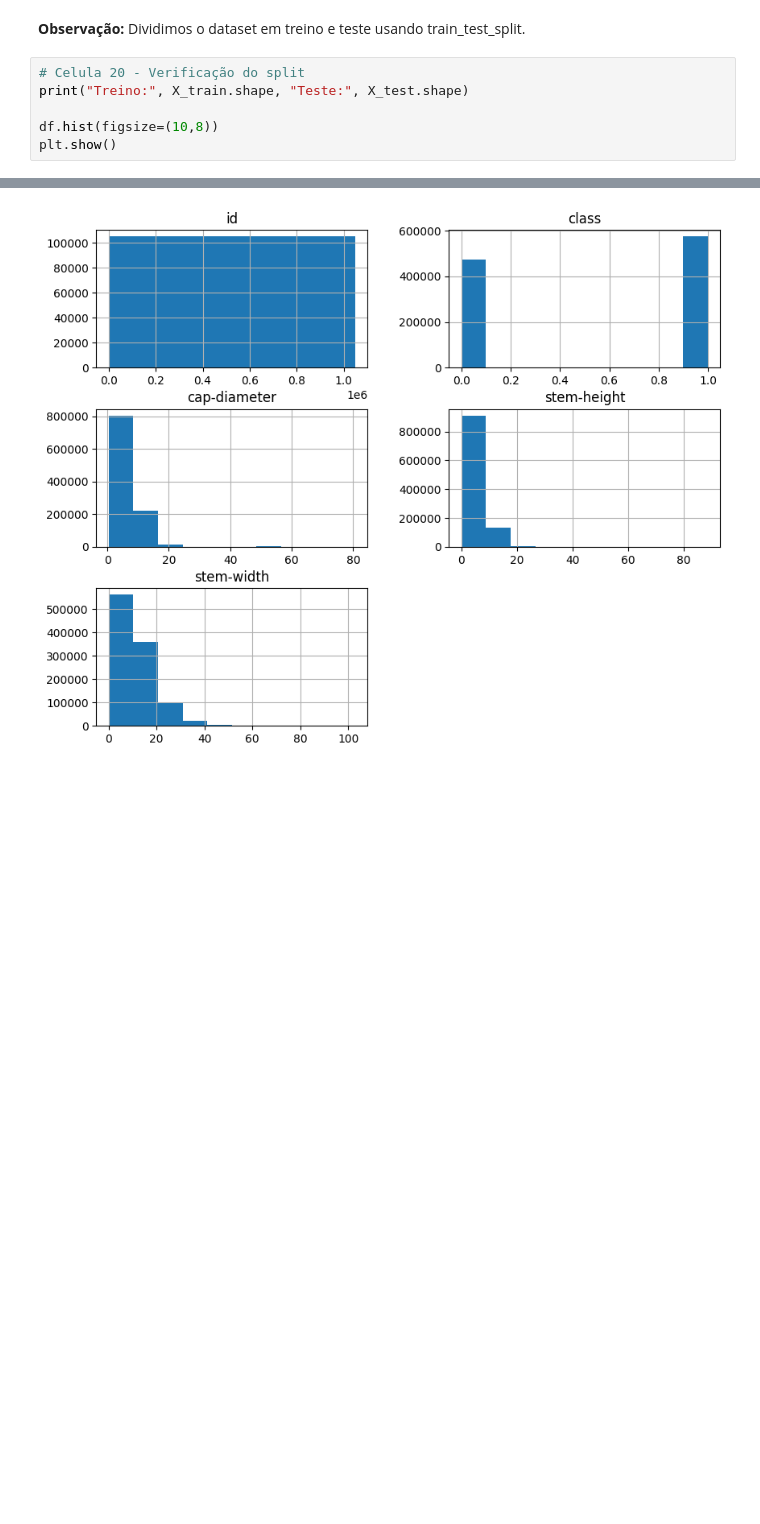
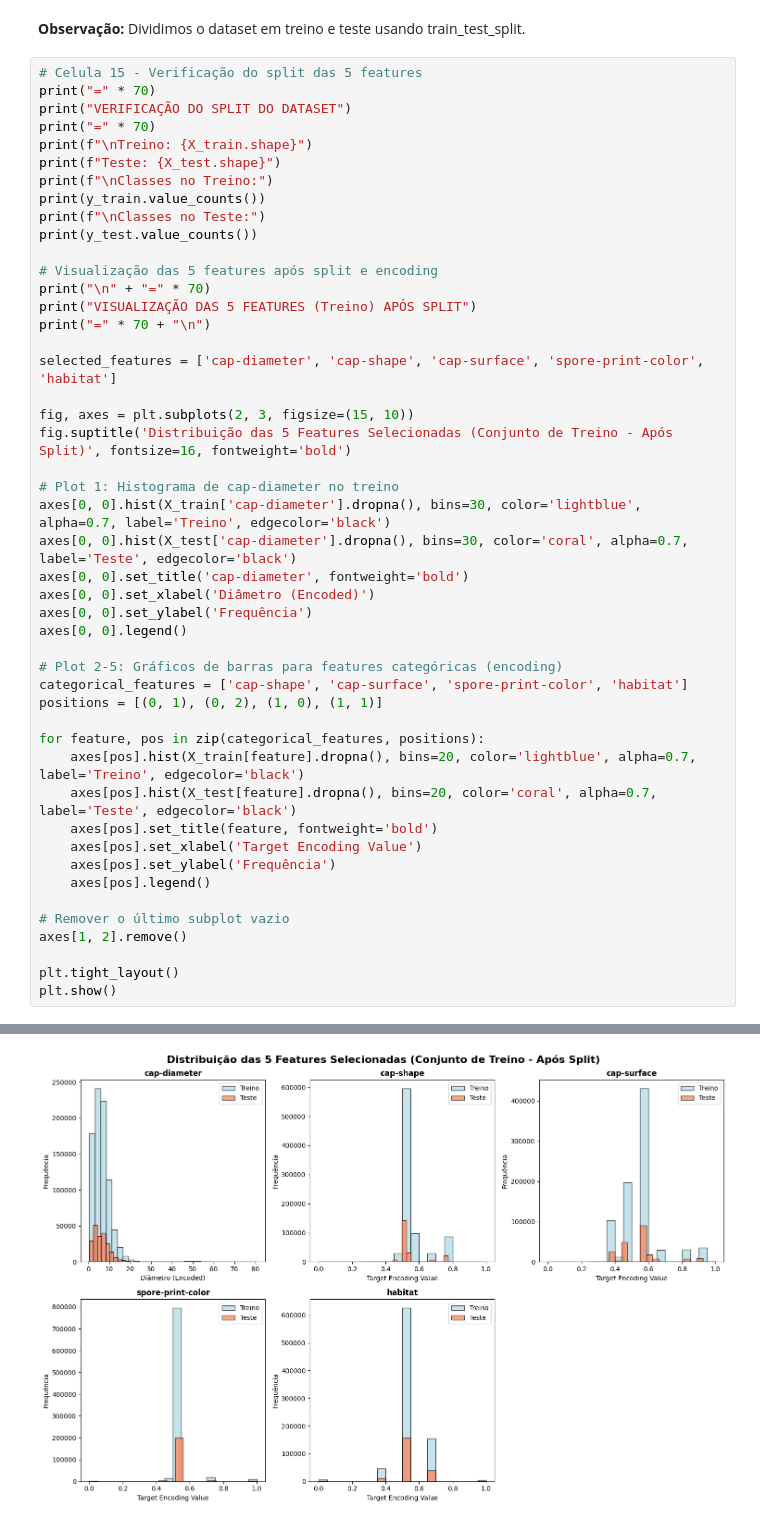
Before and after one commit to joaodonadio/machine-learning-mushroom, a Jupyter notebook: notebooks/mushroom/ex-mushroom.ipynb, the cells around one changed output, grey strips where cells are left out. Drawn from its saved outputs; the diff is of its cells as text; blank space fills up the shorter version.

```diff
--- a/notebooks/mushroom/ex-mushroom.ipynb
+++ b/notebooks/mushroom/ex-mushroom.ipynb
@@ -371,9 +643,50 @@ Selected features: ['cap-diameter', 'cap-shape', 'cap-surface', 'spore-print-col
 **Observação:**
 Dividimos o dataset em treino e teste usando train_test_split.
 # %%
-# Celula 20 - Verificação do split
-print("Treino:", X_train.shape, "Teste:", X_test.shape)
+# Celula 15 - Verificação do split das 5 features
+print("=" * 70)
+print("VERIFICAÇÃO DO SPLIT DO DATASET")
+print("=" * 70)
+print(f"\nTreino: {X_train.shape}")
+print(f"Teste: {X_test.shape}")
+print(f"\nClasses no Treino:")
+print(y_train.value_counts())
+print(f"\nClasses no Teste:")
+print(y_test.value_counts())
 
-df.hist(figsize=(10,8))
+# Visualização das 5 features após split e encoding
+print("\n" + "=" * 70)
+print("VISUALIZAÇÃO DAS 5 FEATURES (Treino) APÓS SPLIT")
+print("=" * 70 + "\n")
+
+selected_features = ['cap-diameter', 'cap-shape', 'cap-surface', 'spore-print-color', 'habitat']
+
+fig, axes = plt.subplots(2, 3, figsize=(15, 10))
+fig.suptitle('Distribuição das 5 Features Selecionadas (Conjunto de Treino - Após Split)', fontsize=16, fontweight='bold')
+
+# Plot 1: Histograma de cap-diameter no treino
+axes[0, 0].hist(X_train['cap-diameter'].dropna(), bins=30, color='lightblue', alpha=0.7, label='Treino', edgecolor='black')
+axes[0, 0].hist(X_test['cap-diameter'].dropna(), bins=30, color='coral', alpha=0.7, label='Teste', edgecolor='black')
+axes[0, 0].set_title('cap-diameter', fontweight='bold')
+axes[0, 0].set_xlabel('Diâmetro (Encoded)')
+axes[0, 0].set_ylabel('Frequência')
+axes[0, 0].legend()
+
+# Plot 2-5: Gráficos de barras para features categóricas (encoding)
+categorical_features = ['cap-shape', 'cap-surface', 'spore-print-color', 'habitat']
+positions = [(0, 1), (0, 2), (1, 0), (1, 1)]
+
+for feature, pos in zip(categorical_features, positions):
+    axes[pos].hist(X_train[feature].dropna(), bins=20, color='lightblue', alpha=0.7, label='Treino', edgecolor='black')
+    axes[pos].hist(X_test[feature].dropna(), bins=20, color='coral', alpha=0.7, label='Teste', edgecolor='black')
+    axes[pos].set_title(feature, fontweight='bold')
+    axes[pos].set_xlabel('Target Encoding Value')
+    axes[pos].set_ylabel('Frequência')
+    axes[pos].legend()
+
+# Remover o último subplot vazio
+axes[1, 2].remove()
+
+plt.tight_layout()
 plt.show()
 # %% [output]
@@ -381 +710 @@ Treino: (838860, 5) Teste: (209715, 5)
-[figure, old version]
+[figure, new version]
```
Also changed, not shown: parts of 17 cells of this notebook.
